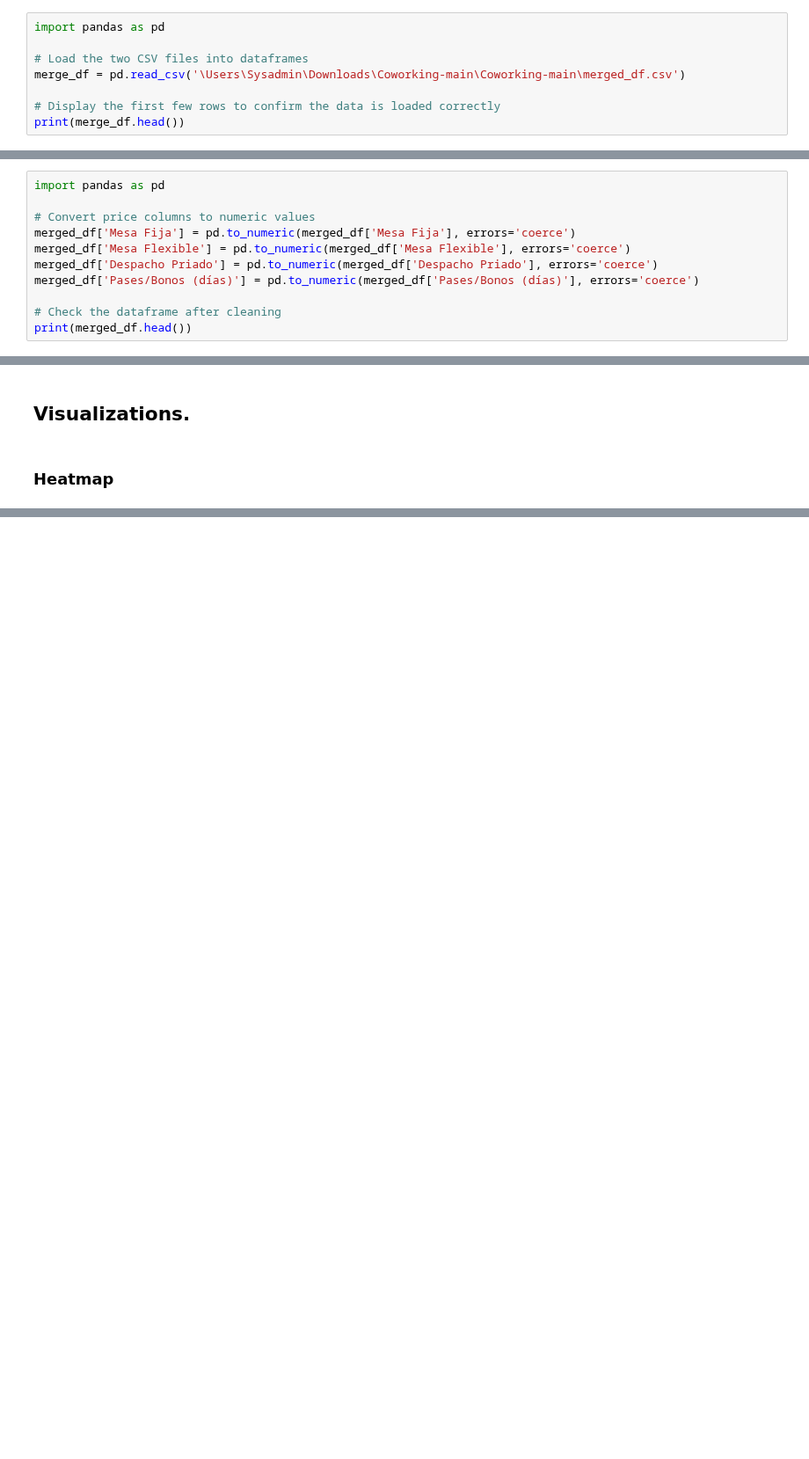
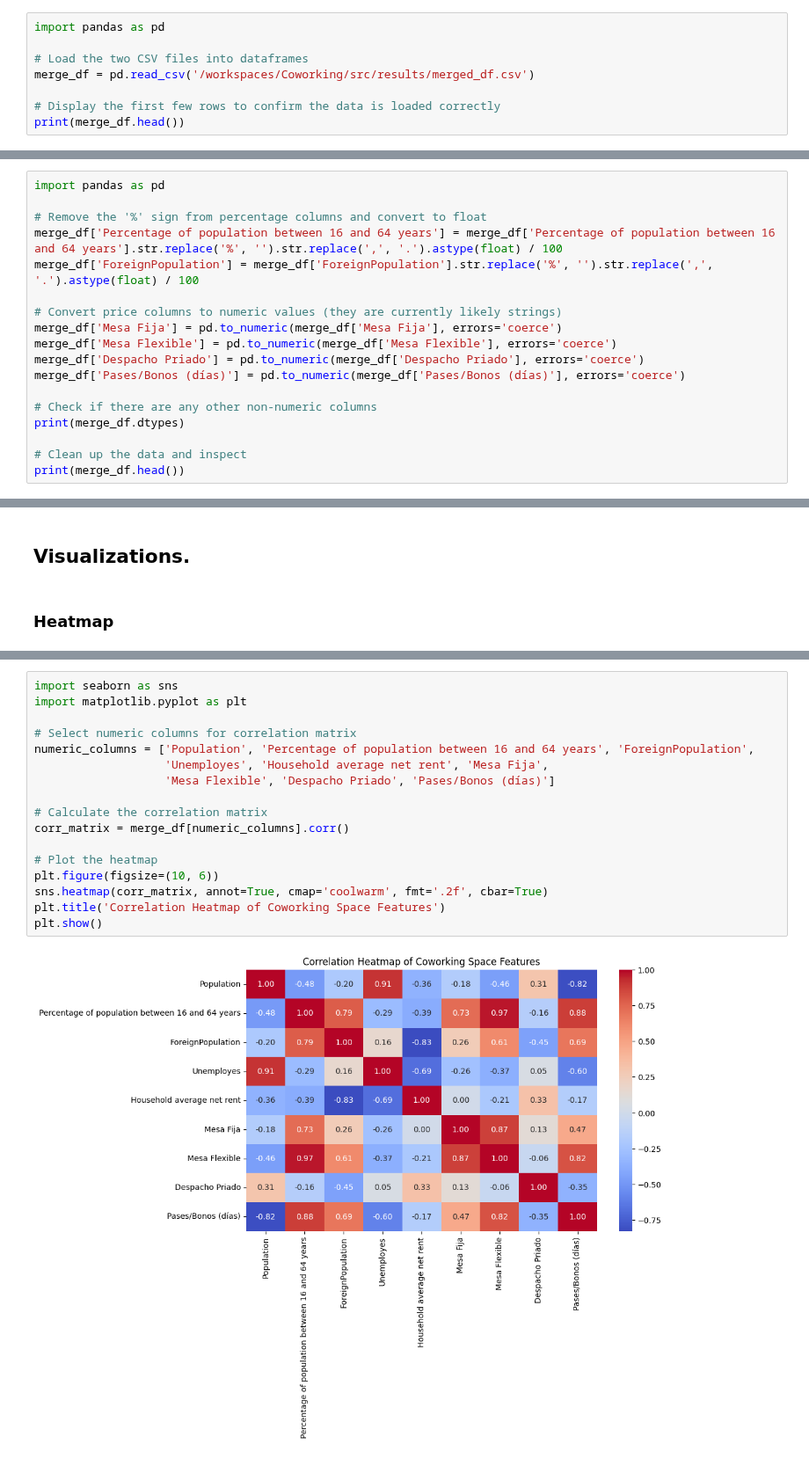
Before and after one commit to GabrielFersPin/Coworking, a Jupyter notebook: src/data_processing/predictions.ipynb, the cells around one changed output, grey strips where cells are left out. Shown at 88% size. Drawn from its saved outputs; the diff is of its cells as text; blank space fills up the shorter version.

Commit message:
modified:   src/data_processing/predictions.ipynb 	renamed:    src/merged_df.csv -> src/results/merged_df.csv

```diff
--- a/src/data_processing/predictions.ipynb
+++ b/src/data_processing/predictions.ipynb
@@ -6,7 +6,7 @@
 import pandas as pd
 
 # Load the two CSV files into dataframes
-merge_df = pd.read_csv('\Users\Sysadmin\Downloads\Coworking-main\Coworking-main\merged_df.csv')
+merge_df = pd.read_csv('/workspaces/Coworking/src/results/merged_df.csv')
 
 # Display the first few rows to confirm the data is loaded correctly
 print(merge_df.head())
@@ -98,12 +65,19 @@ memory usage: 260.0+ bytes
 # %%
 import pandas as pd
 
-# Convert price columns to numeric values
-merged_df['Mesa Fija'] = pd.to_numeric(merged_df['Mesa Fija'], errors='coerce')
-merged_df['Mesa Flexible'] = pd.to_numeric(merged_df['Mesa Flexible'], errors='coerce')
-merged_df['Despacho Priado'] = pd.to_numeric(merged_df['Despacho Priado'], errors='coerce')
-merged_df['Pases/Bonos (días)'] = pd.to_numeric(merged_df['Pases/Bonos (días)'], errors='coerce')
+# Remove the '%' sign from percentage columns and convert to float
+merge_df['Percentage of population between 16 and 64 years'] = merge_df['Percentage of population between 16 and 64 years'].str.replace('%', '').str.replace(',', '.').astype(float) / 100
+merge_df['ForeignPopulation'] = merge_df['ForeignPopulation'].str.replace('%', '').str.replace(',', '.').astype(float) / 100
 
-# Check the dataframe after cleaning
-print(merged_df.head())
+# Convert price columns to numeric values (they are currently likely strings)
+merge_df['Mesa Fija'] = pd.to_numeric(merge_df['Mesa Fija'], errors='coerce')
+merge_df['Mesa Flexible'] = pd.to_numeric(merge_df['Mesa Flexible'], errors='coerce')
+merge_df['Despacho Priado'] = pd.to_numeric(merge_df['Despacho Priado'], errors='coerce')
+merge_df['Pases/Bonos (días)'] = pd.to_numeric(merge_df['Pases/Bonos (días)'], errors='coerce')
+
+# Check if there are any other non-numeric columns
+print(merge_df.dtypes)
+
+# Clean up the data and inspect
+print(merge_df.head())
 # %% [output]
@@ -166,0 +123,19 @@ print(merged_df[columns_to_normalize].head())
+# %%
+import seaborn as sns
+import matplotlib.pyplot as plt
+
+# Select numeric columns for correlation matrix
+numeric_columns = ['Population', 'Percentage of population between 16 and 64 years', 'ForeignPopulation',
+                   'Unemployes', 'Household average net rent', 'Mesa Fija',
+                   'Mesa Flexible', 'Despacho Priado', 'Pases/Bonos (días)']
+
+# Calculate the correlation matrix
+corr_matrix = merge_df[numeric_columns].corr()
+
+# Plot the heatmap
+plt.figure(figsize=(10, 6))
+sns.heatmap(corr_matrix, annot=True, cmap='coolwarm', fmt='.2f', cbar=True)
+plt.title('Correlation Heatmap of Coworking Space Features')
+plt.show()
+# %% [output]
+[figure, added]
```
Also changed, not shown: parts of 21 cells of this notebook, 1 other file.
